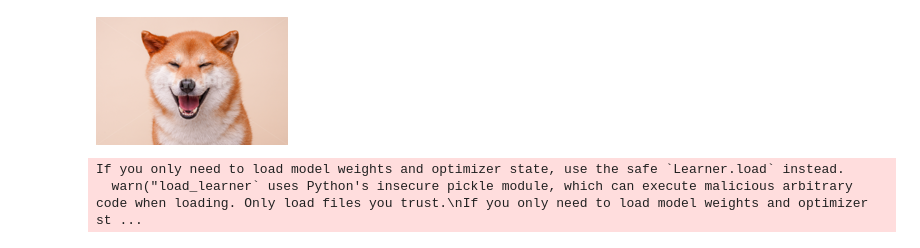
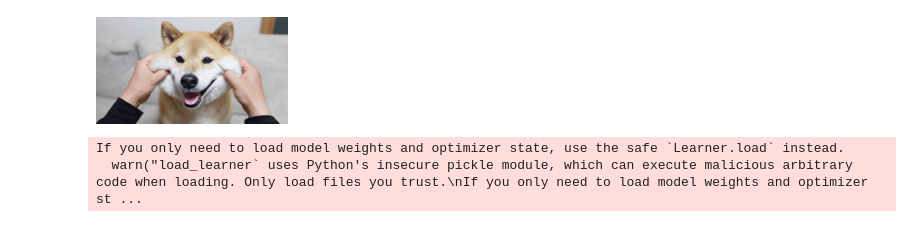
Before and after one commit to Starbish/FastAI-Course-1-Assignment, a Jupyter notebook: lec2_deploy_model.ipynb, the cells around one changed output. Drawn from its saved outputs; the diff is of its cells as text; code cells hidden in the pictures.

```diff
--- a/lec2_deploy_model.ipynb
+++ b/lec2_deploy_model.ipynb
@@ -16,9 +14,9 @@ def label_func(x):
     keys = list(search_terms.keys())
     return keys.index(x)
 # %%
-image = PILImage.create('shiba.jpg')
+image = PILImage.create('shiba.png')
 image.thumbnail((192, 192))
 image
 # %% [output]
-[figure, old version]
+[figure, new version]
 # %%
```
Also changed, not shown: parts of 12 cells of this notebook.
